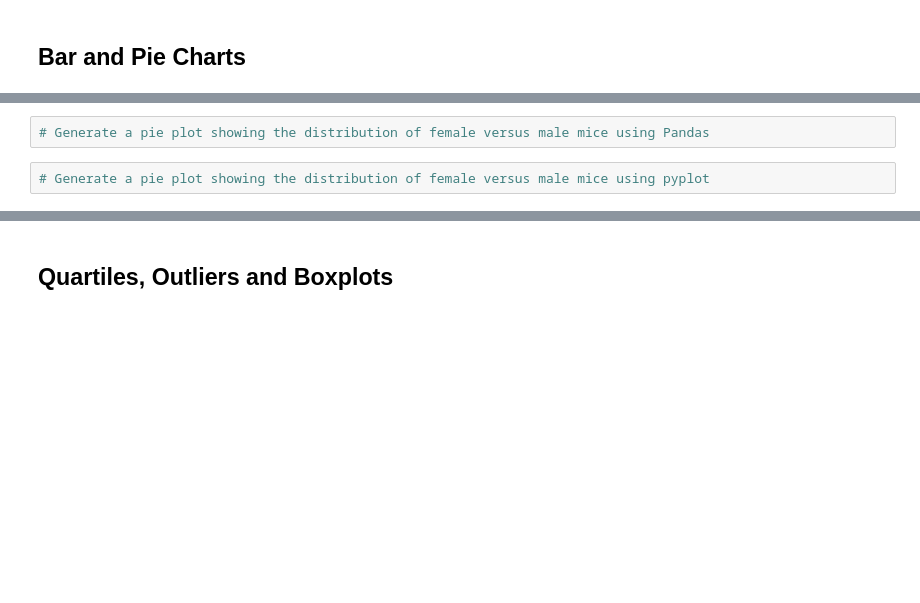
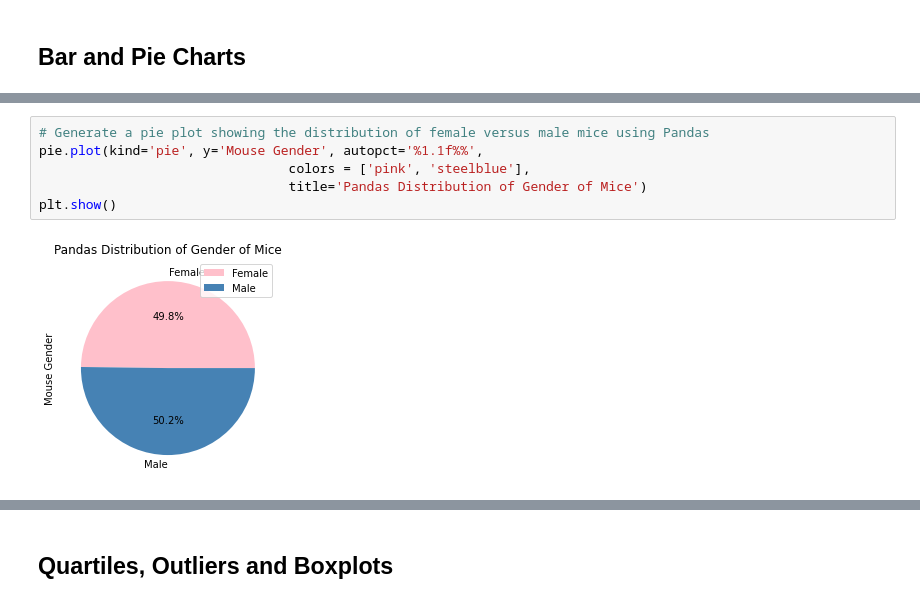
Before and after one commit to antoinetteboyle/matplotlib-challenge, a Jupyter notebook: Pymaceuticals/pymaceuticals_starter.ipynb, the cells around one changed output, grey strips where cells are left out. Cells and saved outputs as stored; diff of their text form; blank space fills up the shorter version.

```diff
--- a/Pymaceuticals/pymaceuticals_starter.ipynb
+++ b/Pymaceuticals/pymaceuticals_starter.ipynb
@@ -163,4 +214,8 @@ countcleantime
 # %%
 # Generate a pie plot showing the distribution of female versus male mice using Pandas
+pie.plot(kind='pie', y='Mouse Gender', autopct='%1.1f%%',
+                                colors = ['pink', 'steelblue'],
+                                title='Pandas Distribution of Gender of Mice')
+plt.show()
+# %% [output]
+[figure, added]
-# %%
-# Generate a pie plot showing the distribution of female versus male mice using pyplot
```
Also changed, not shown: parts of 39 cells of this notebook, 1 other file.
